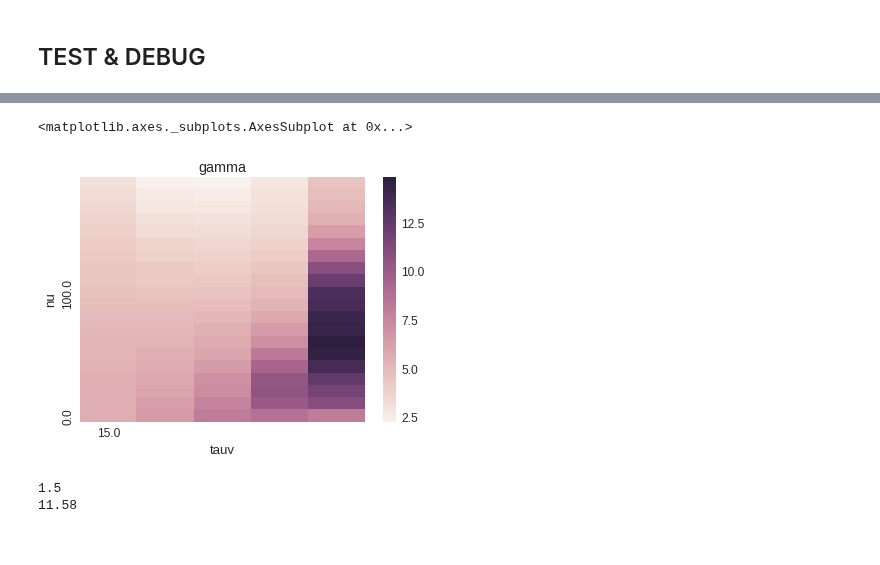
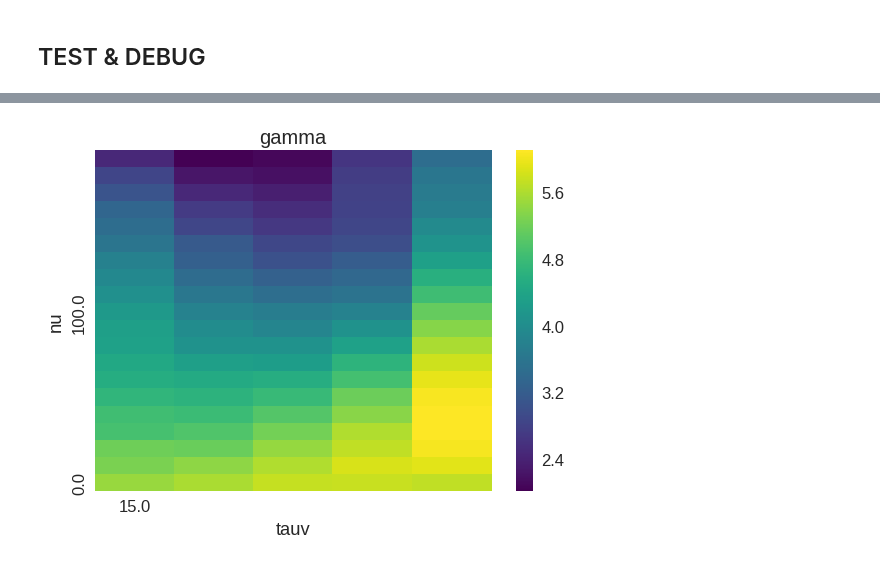
Before and after one commit to gpernelle/cortex, a Jupyter notebook: notebooks/paperSync-figure3.ipynb, the cells around one changed output, grey strips where cells are left out. Cells and saved outputs as stored; diff of their text form; code cells hidden in the pictures.

```diff
--- a/notebooks/paperSync-figure3.ipynb
+++ b/notebooks/paperSync-figure3.ipynb
@@ -89,6 +87,9 @@ plt.savefig(PAPER + 'weights_end.svg')
 # %%
-tauv, sG, N, T, nu = 15, 50, 2000, 50000, 0
-rasterPath = "rasterPlast-tauv-%d_g-%d_N-%d_T-%d_k-%d" % (tauv, sG, N, T, nu)
+tauv, sG, N, T, nu = 15, 100, 2000, 20000, 50
+ratio = 0.2
+rasterPath = "../data/rasters/rasterPlast-tauv-%d_g-%d_N-%d_T-%d_k-%d_r-%.2f" % (tauv,
+                                                                                 sG, N, T, nu, ratio)
 r = np.load(rasterPath)
-varPath = "rastervarPlast-tauv-%d_g-%d_N-%d_T-%d_k-%d" % (tauv, sG, N, T, nu)
+varPath = "../data/rasters/rastervarPlast-tauv-%d_g-%d_N-%d_T-%d_k-%d_r-%.2f" % (tauv,
+                                                                                 sG, N, T, nu, ratio)
 var = np.load(varPath)
@@ -191,9 +388,9 @@ plotRaster(spikes_x, spikes_y, 29000, 30000)
 # %% [markdown]
 ## TEST & DEBUG
 # %%
-g = 7
+g = 10
 N = 2000
-T = 60000
+T = 1000
 nu = 100
 sG = 200
 tauv = 45
@@ -206,16 +403,18 @@ gpu = TfConnEvolveNet(N=N,
                   g0=g,
                   startPlast = 0,
                   nu = nu,
-                  NUM_CORES = 1,
+                  NUM_CORES = 56,
                   both=True,
                  sG = sG,
                       )
 # gpu.input = apple
 gpu.debug = False
 gpu.connectTime=500
+gpu.FACT = 50
+gpu.ratio = 1
 gpu.runTFSimul()
 
-filename = "rastervarPlast-tauv-%d_g-%d_N-%d_T-%d_k-%d" % (tauv, sG, N, T, nu)
+filename = "rastervarPlast-tauv-%d_g-%d_N-%d_T-%d_k-%dr-%.2f%" % (tauv, sG, N, T, nu)
 with open(filename, 'wb') as f:
     four = fourier(gpu.vvm[100:])
     np.savez(f,
@@ -226,7 +425,7 @@ with open(filename, 'wb') as f:
              gamma=gpu.gamma,
              )
 
-filename = "rasterPlast-tauv-%d_g-%d_N-%d_T-%d_k-%d" % (tauv, sG, N, T, nu)
+filename = "rasterPlast-tauv-%d_g-%d_N-%d_T-%d_k-%d_%" % (tauv, sG, N, T, nu)
 with open(filename, 'wb') as f:
     r = np.array(gpu.raster)
     r = r.reshape(r.shape[0], r.shape[1]).transpose()
@@ -275,18 +462,18 @@ plt.imshow(r[500:1500, 58000:60000], aspect=0.3)
 #     a = np.load('../data/GetGammaSteadyState/GetSteadyState4-tauv-15_g-7_N-1000_T-40000_k-%d'%k)
 #     plt.plot(k,a['gamma'][-1]*2, '.')
 # %%
-df = pd.DataFrame(columns=('nu','tauv','ratio','g','N','gamma') )
+df = pd.DataFrame(columns=('nu','tauv','ratio','g','N','gamma', 'gSteady') )
 
 i=0
 N=1000
 T = 5000
-rList = [1,3,5,10,50,100]
+rList = [0.2,0.5,1,2,3]
 nuList = range(0,200,10)
 for nu in nuList:
     for tauv in [15, 30, 45, 60, 90]:
             for ratio in rList:
-                for g in [14]:
+                for g in [10]:
                     i+=1
-                    filename = "../data/GetGammaSteadyState/GetSteadyState8-tauv-%d_g-%d_N-%d_T-%d_nu-%d_ratio-%d" % (tauv, g, N, T, nu, ratio)
+                    filename = "../data/GetGammaSteadyState/GetSteadyState9-tauv-%d_g-%d_N-%d_T-%d_nu-%d_ratio-%.2f" % (tauv, g, N, T, nu, ratio)
                     a = np.load(filename)
-                    df.loc[i] = [nu, tauv, ratio, g, N, a['gamma'][-1]]
+                    df.loc[i] = [nu, tauv, ratio, g, N, a['gamma'][-1], np.mean(a['gamma'][-100:])]
@@ -319,5 +530,6 @@ for i, nu in enumerate(nuList):
 # %%
-plotHeatmap(df[df['ratio']==50], col='gamma', x='tauv',y='nu')
+plotHeatmap(df[df['ratio']==0.2], col='gamma', x='tauv',y='nu', cmap='viridis')
+plt.savefig(PAPER  +'gamma-steady-heatmap.pdf')
+# plotHeatmap(df[df['tauv']==15], col='gamma', x='ratio',y='nu')
 # %% [output]
-<matplotlib.axes._subplots.AxesSubplot at 0x...>
-[figure, old version]
+[figure, new version]
@@ -324,6 +542,6 @@ plotHeatmap(df[df['ratio']==50], col='gamma', x='tauv',y='nu')
 # %%
-N, g, tauv, i, nu = 1000, 7,15,0,200
-T = 2500
+N, g, tauv, i, nu = 1000, 15,15,0,10
+T = 5000
 
 
 gpu = TfSingleNet(N=N,
@@ -339,10 +557,7 @@ gpu = TfSingleNet(N=N,
 # gpu.input = apple
 print(gpu.lowspthresh)
 gpu.lowspthresh = 1.5
-gpu.ratio = 100
-gpu.FACT = 100
+gpu.ratio = 1
+gpu.FACT = 50
 gpu.runTFSimul()
-# %% [output]
-1.5
-11.58
 # %%
```
Also changed, not shown: parts of 38 cells of this notebook, 17 other files.
